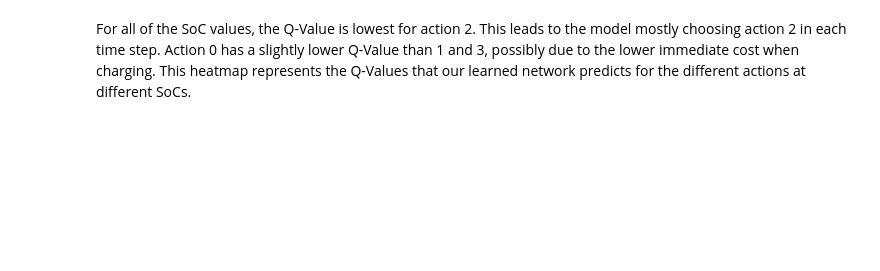
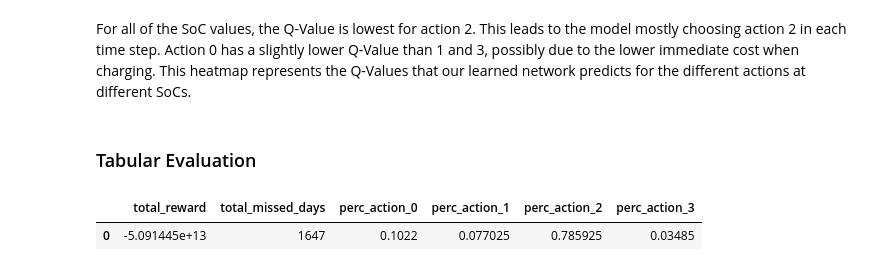
Before and after one commit to smolinde/Duracell_AAA_2024, a Jupyter notebook: Notebooks/Reinforcement_Learning.ipynb, the cells around one changed output. Saved outputs shown, nothing was run; the diff lists cells and outputs as text; code cells hidden in the pictures; blank space fills up the shorter version.

Commit message:
finish evaluation

```diff
--- a/Notebooks/Reinforcement_Learning.ipynb
+++ b/Notebooks/Reinforcement_Learning.ipynb
@@ -525,2 +501,34 @@ plot_q_value_heatmap(model, soc_values, actions)
 # %% [markdown]
 For all of the SoC values, the Q-Value is lowest for action 2. This leads to the model mostly choosing action 2 in each time step. Action 0 has a slightly lower Q-Value than 1 and 3, possibly due to the lower immediate cost when charging. This heatmap represents the Q-Values that our learned network predicts for the different actions at different SoCs.
+# %% [markdown]
+### Tabular Evaluation
+# %%
+def summary_table(metrics_df):
+    """
+    Calculate the total reward, total number of penalties, and the percentages of actions.
+
+    Args:
+        metrics_df (pd.DataFrame): The input DataFrame containing columns for reward, penalty_count, and action counts.
+
+    Returns:
+        dict: A dictionary containing the total reward, total penalties, and total counts of each action.
+    """
+
+    summary = {
+    'total_reward': metrics_df['reward'].sum(),
+    'total_missed_days': metrics_df['penalty_count'].sum(),
+    'perc_action_0': metrics_df['action_0'].sum()/(8*len(metrics_df)),
+    'perc_action_1': metrics_df['action_1'].sum()/(8*len(metrics_df)),
+    'perc_action_2': metrics_df['action_2'].sum()/(8*len(metrics_df)),
+    'perc_action_3': metrics_df['action_3'].sum()/(8*len(metrics_df))
+    }
+
+    summary_df = pd.DataFrame([summary])
+
+    return summary_df
+
+summary_df = summary_table(metrics_df)
+summary_df
+# %% [output]
+|  | total_reward | total_missed_days | perc_action_0 | perc_action_1 | perc_action_2 | perc_action_3 |
+| 0 | -5.091445e+13 | 1647 | 0.1022 | 0.077025 | 0.785925 | 0.03485 |
```
Also changed, not shown: parts of 9 cells of this notebook.
